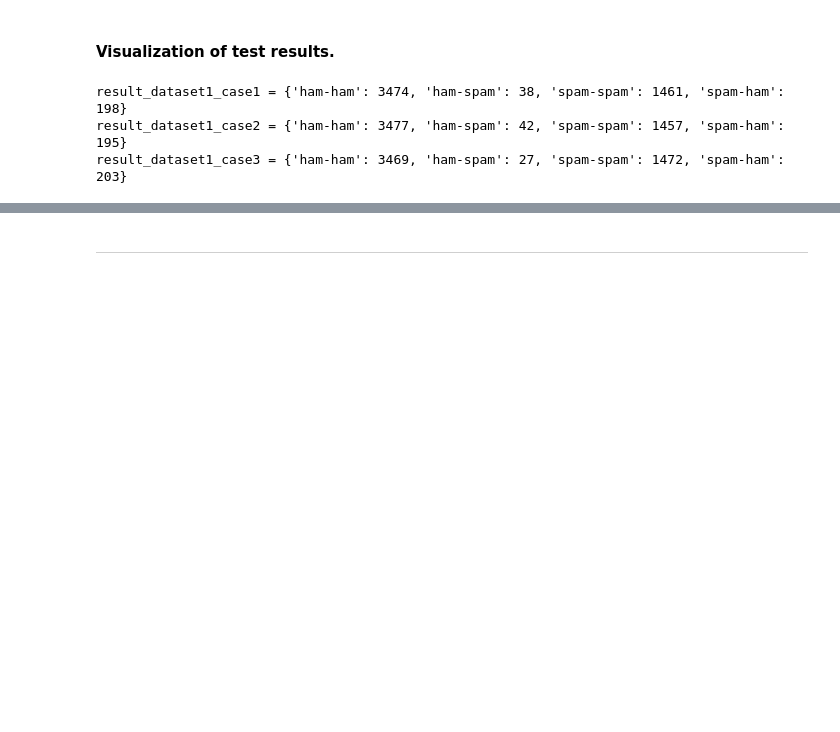
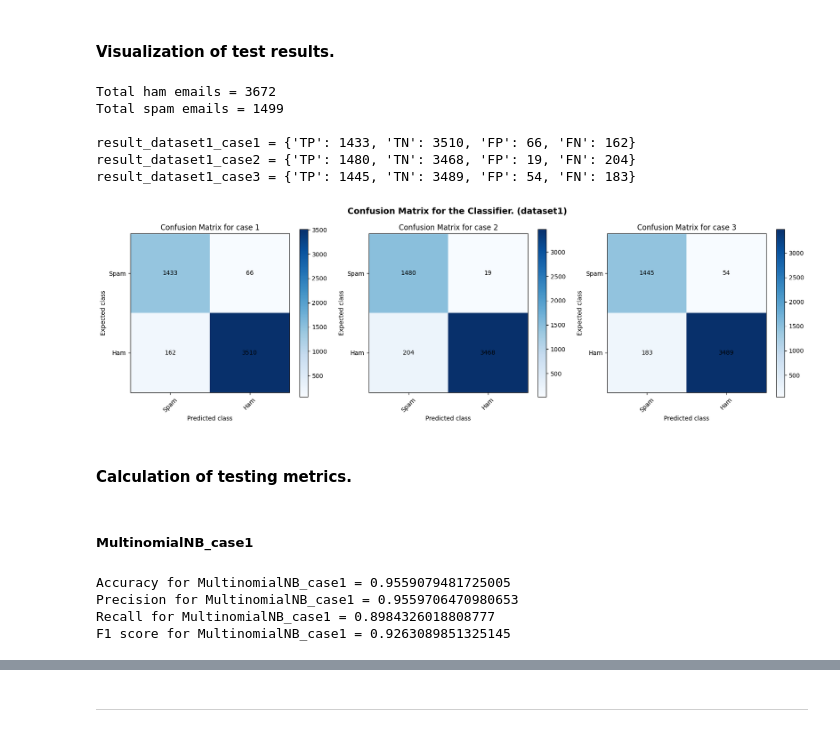
Before and after one commit to rezabungel/Spam-detection-using-MultinomialNB, a Jupyter notebook: code/spam_classifier_testing.ipynb, the cells around one changed output, grey strips where cells are left out. Cells and saved outputs as stored; diff of their text form; code cells hidden in the pictures; blank space fills up the shorter version.

```diff
--- a/code/spam_classifier_testing.ipynb
+++ b/code/spam_classifier_testing.ipynb
@@ -49,11 +51,11 @@ Key Explanations:
 # %%
-result_dataset1_case1 = {'ham-ham': 0, 'ham-spam': 0, 'spam-spam': 0, 'spam-ham': 0}
-result_dataset1_case2 = {'ham-ham': 0, 'ham-spam': 0, 'spam-spam': 0, 'spam-ham': 0}
-result_dataset1_case3 = {'ham-ham': 0, 'ham-spam': 0, 'spam-spam': 0, 'spam-ham': 0}
+result_dataset1_case1 = {'TP': 0, 'TN': 0, 'FP': 0, 'FN': 0}
+result_dataset1_case2 = {'TP': 0, 'TN': 0, 'FP': 0, 'FN': 0}
+result_dataset1_case3 = {'TP': 0, 'TN': 0, 'FP': 0, 'FN': 0}
 
-result_dataset2_case1 = {'ham-ham': 0, 'ham-spam': 0, 'spam-spam': 0, 'spam-ham': 0}
-result_dataset2_case2 = {'ham-ham': 0, 'ham-spam': 0, 'spam-spam': 0, 'spam-ham': 0}
-result_dataset2_case3 = {'ham-ham': 0, 'ham-spam': 0, 'spam-spam': 0, 'spam-ham': 0}
+result_dataset2_case1 = {'TP': 0, 'TN': 0, 'FP': 0, 'FN': 0}
+result_dataset2_case2 = {'TP': 0, 'TN': 0, 'FP': 0, 'FN': 0}
+result_dataset2_case3 = {'TP': 0, 'TN': 0, 'FP': 0, 'FN': 0}
 # %% [markdown]
 #### Initializing Naive Multinomial Bayes classifiers.
 # %%
@@ -94,7 +96,7 @@ def calculating_classification_results(data: dict[str, int], predicted_result: i
     Function for calculating classification results and updating the data dictionary of classifier results.
 
     Parameters:
-        data (dict[str, int]): Dictionary for counting different result combinations (the keys of the dictionary should be the following: 'ham-ham', 'ham-spam', 'spam-spam', 'spam-ham'.).
+        data (dict[str, int]): Dictionary for counting different result combinations (the keys of the dictionary should be the following: 'TP', 'TN', 'FP', 'FN').
         predicted_result (int): Predicted result (0 for ham, 1 for spam).
         expected_result (int): Expected result (0 for ham, 1 for spam).
 
@@ -102,18 +104,18 @@ def calculating_classification_results(data: dict[str, int], predicted_result: i
         dict[str, int]: Updated data dictionary.
     """
 
-    if predicted_result == 0 and expected_result == 0: # Predicted as ham, expected ham -> correct
-        data['ham-ham'] += 1
+    if predicted_result == 1 and expected_result == 1: # True Positive (TP): expected spam, predicted as spam -> correct.
+        data['TP'] += 1
         return data
 
-    if predicted_result == 1 and expected_result == 0: # Predicted as spam, expected ham -> incorrect
-        data['spam-ham'] += 1
+    if predicted_result == 0 and expected_result == 0: # True Negative (TN): expected ham, predicted as ham -> correct.
+        data['TN'] += 1
         return data
 
-    if predicted_result == 1 and expected_result == 1: # Predicted as spam, expected spam -> correct
-        data['spam-spam'] += 1
+    if predicted_result == 0 and expected_result == 1: # False Positive (FP): expected spam, predicted as ham -> incorrect.
+        data['FP'] += 1
         return data
 
-    if predicted_result == 0 and expected_result == 1: # Predicted as ham, expected spam -> incorrect
-        data['ham-spam'] += 1
+    if predicted_result == 1 and expected_result == 0: # False Negative (FN): expected ham, predicted as spam -> incorrect.
+        data['FN'] += 1
         return data
@@ -152,11 +260,52 @@ for i in range(len(dataset1)):
 # %% [markdown]
 #### Visualization of test results.
 # %%
-# TO DO: Create visualization.
+print(f"Total ham emails = {len(dataset1[dataset1['label']==0])}")
+print(f"Total spam emails = {len(dataset1[dataset1['label']==1])}\n")
+
 print(f"result_dataset1_case1 = {result_dataset1_case1}")
 print(f"result_dataset1_case2 = {result_dataset1_case2}")
 print(f"result_dataset1_case3 = {result_dataset1_case3}")
 # %% [output]
-result_dataset1_case1 = {'ham-ham': 3474, 'ham-spam': 38, 'spam-spam': 1461, 'spam-ham': 198}
-result_dataset1_case2 = {'ham-ham': 3477, 'ham-spam': 42, 'spam-spam': 1457, 'spam-ham': 195}
-result_dataset1_case3 = {'ham-ham': 3469, 'ham-spam': 27, 'spam-spam': 1472, 'spam-ham': 203}
+Total ham emails = 3672
+Total spam emails = 1499
+
+result_dataset1_case1 = {'TP': 1433, 'TN': 3510, 'FP': 66, 'FN': 162}
+result_dataset1_case2 = {'TP': 1480, 'TN': 3468, 'FP': 19, 'FN': 204}
+result_dataset1_case3 = {'TP': 1445, 'TN': 3489, 'FP': 54, 'FN': 183}
+# %%
+fig, ax = plt.subplots(1, 3, figsize = (20, 5))
+
+fig.suptitle('Confusion Matrix for the Classifier. (dataset1)', fontsize=14, fontweight='bold')
+
+plot_confusion_matrix(result_dataset1_case1['TP'], result_dataset1_case1['TN'], result_dataset1_case1['FP'], result_dataset1_case1['FN'], ax[0])
+plot_confusion_matrix(result_dataset1_case2['TP'], result_dataset1_case2['TN'], result_dataset1_case2['FP'], result_dataset1_case2['FN'], ax[1])
+plot_confusion_matrix(result_dataset1_case3['TP'], result_dataset1_case3['TN'], result_dataset1_case3['FP'], result_dataset1_case3['FN'], ax[2])
+
+# Clarification of graph titles
+ax[0].set_title('Confusion Matrix for case 1')
+ax[1].set_title('Confusion Matrix for case 2')
+ax[2].set_title('Confusion Matrix for case 3')
+
+plt.show()
+# %% [output]
+[figure, added]
+# %% [markdown]
+#### Calculation of testing metrics.
+# %% [markdown]
+##### MultinomialNB_case1
+# %%
+TP = result_dataset1_case1['TP']
+TN = result_dataset1_case1['TN']
+FP = result_dataset1_case1['FP']
+FN = result_dataset1_case1['FN']
+
+print(f"Accuracy for MultinomialNB_case1 = {accuracy(TP, TN, FP, FN)}")
+print(f"Precision for MultinomialNB_case1 = {precision(TP, FP)}")
+print(f"Recall for MultinomialNB_case1 = {recall(TP, FN)}")
+print(f"F1 score for MultinomialNB_case1 = {f1_score(precision(TP, FP), recall(TP, FN))}")
+# %% [output]
+Accuracy for MultinomialNB_case1 = 0.9559079481725005
+Precision for MultinomialNB_case1 = 0.9559706470980653
+Recall for MultinomialNB_case1 = 0.8984326018808777
+F1 score for MultinomialNB_case1 = 0.9263089851325145
```
Also changed, not shown: parts of 24 cells of this notebook, 14 other files.
